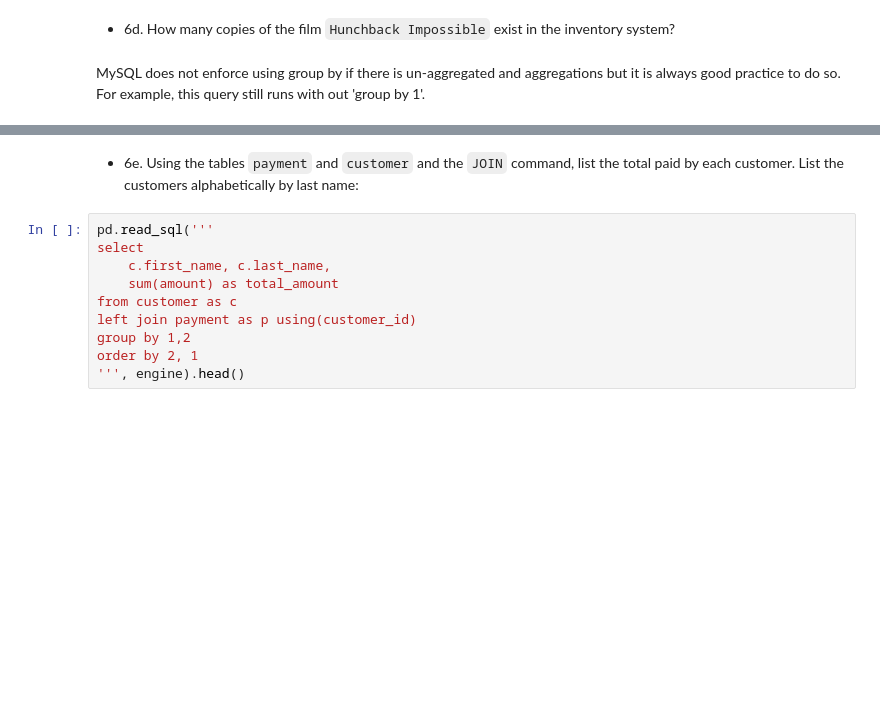
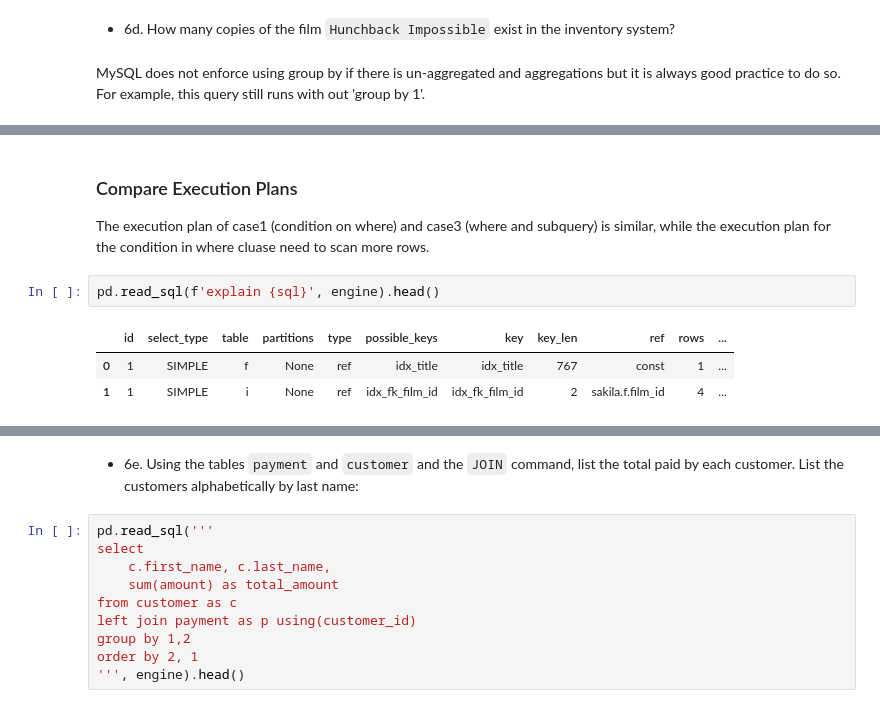
Before and after one commit to feng443/RUDSWeek10MySQL, a Jupyter notebook: RUDSWeek10MySQL.ipynb, the cells around one changed output, grey strips where cells are left out. Drawn from its saved outputs; the diff is of its cells as text; blank space fills up the shorter version.

```diff
--- a/RUDSWeek10MySQL.ipynb
+++ b/RUDSWeek10MySQL.ipynb
@@ -436,0 +614,9 @@ group by 1
+# %% [markdown]
+### Compare Execution Plans
+The execution plan of case1 (condition on where) and case3 (where and subquery) is similar, while the execution plan for the condition in where cluase need to scan more rows.
+# %%
+pd.read_sql(f'explain {sql}', engine).head()
+# %% [output]
+|  | id | select_type | table | partitions | type | possible_keys | key | key_len | ref | rows | ... |
+| 0 | 1 | SIMPLE | f | None | ref | idx_title | idx_title | 767 | const | 1 | ... |
+| 1 | 1 | SIMPLE | i | None | ref | idx_fk_film_id | idx_fk_film_id | 2 | sakila.f.film_id | 4 | ... |
```
Also changed, not shown: parts of 30 cells of this notebook.
